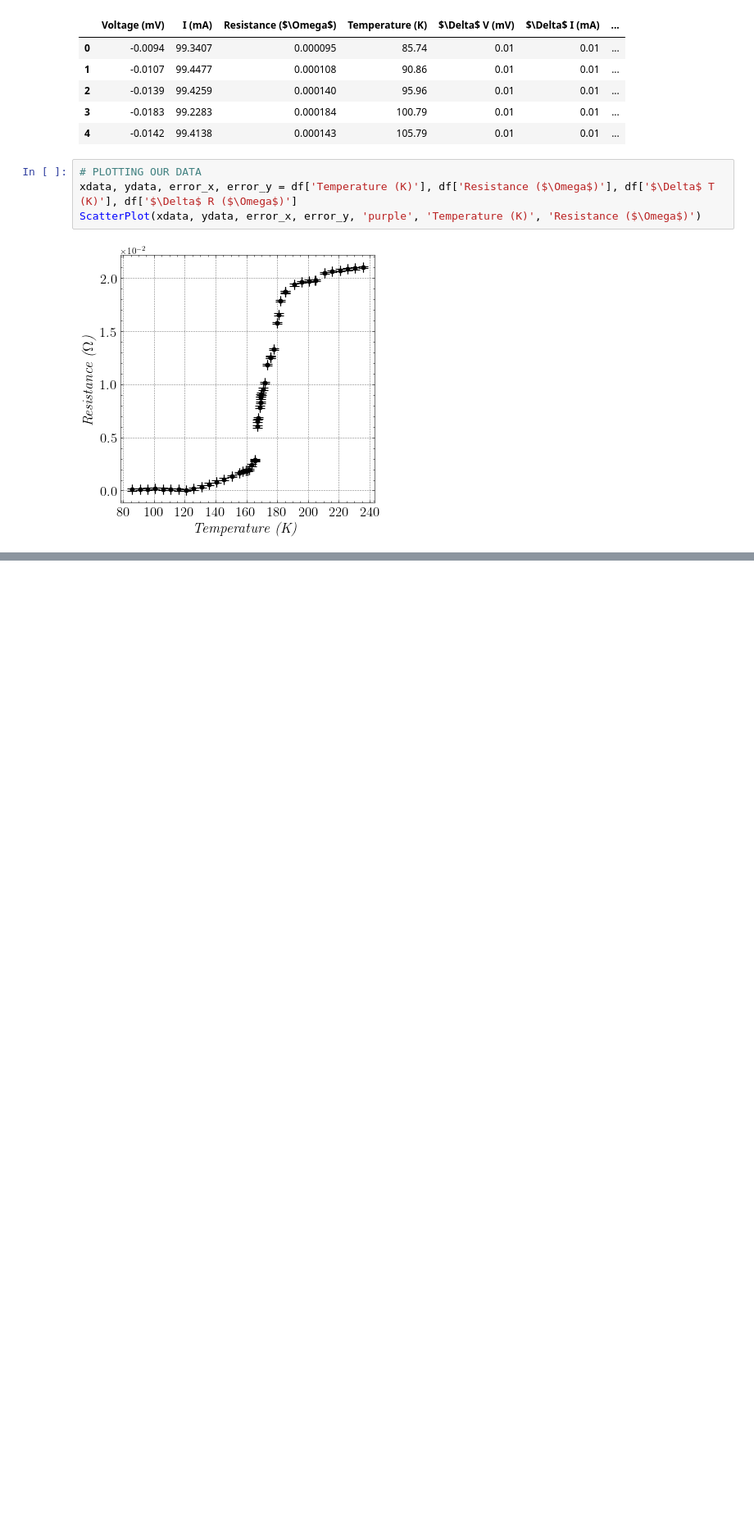
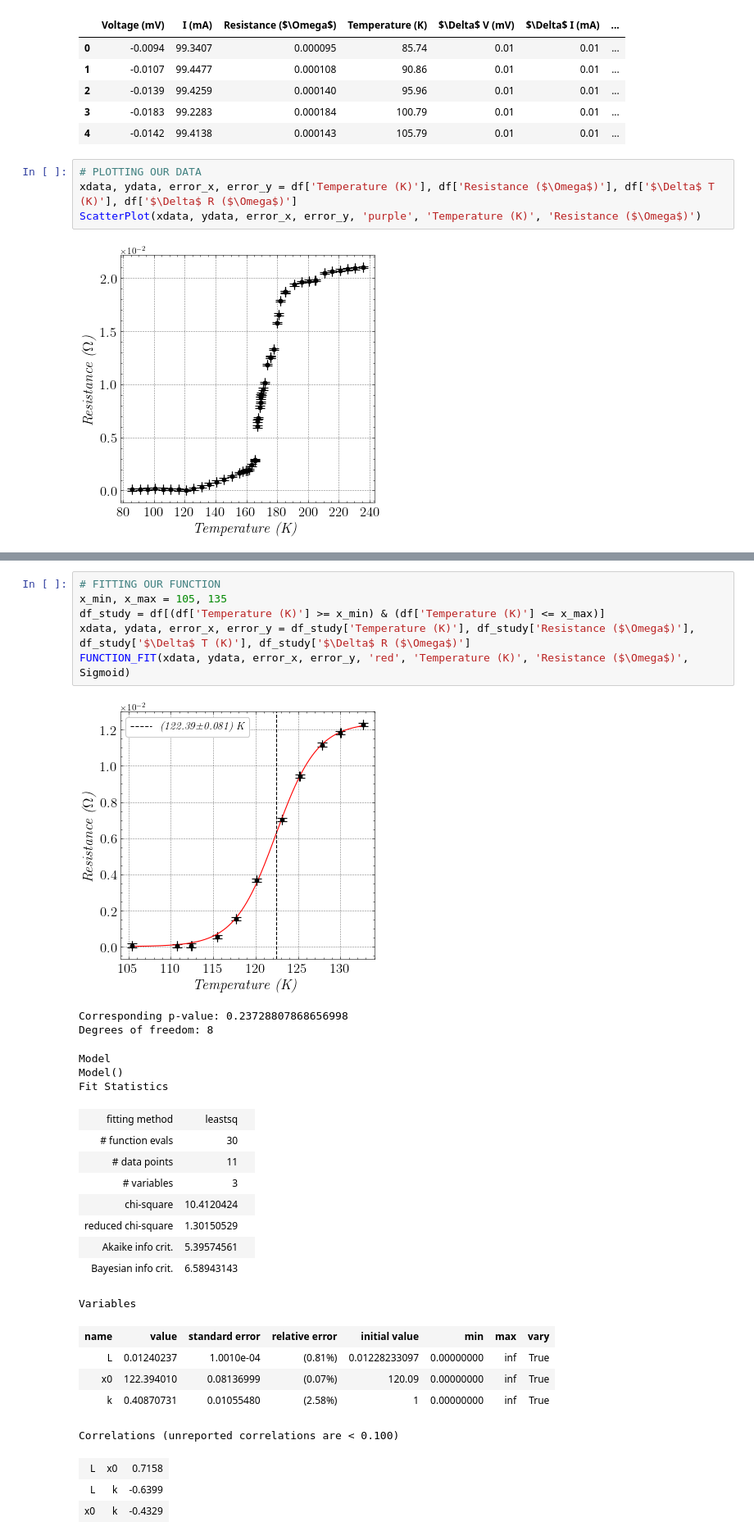
Before and after one commit to rvizarreta/AdvancedLab, a Jupyter notebook: 2. Superconductivity/week1.ipynb, the cells around one changed output, grey strips where cells are left out. Shown: that part at 82% size. Cells and saved outputs as stored; diff of their text form; blank space fills up the shorter version.

```diff
--- a/2. Superconductivity/week1.ipynb
+++ b/2. Superconductivity/week1.ipynb
@@ -233,0 +332,30 @@ Correlations (unreported correlations are < 0.100)
+# %%
+# FITTING OUR FUNCTION
+x_min, x_max = 105, 135
+df_study = df[(df['Temperature (K)'] >= x_min) & (df['Temperature (K)'] <= x_max)]
+xdata, ydata, error_x, error_y = df_study['Temperature (K)'], df_study['Resistance ($\Omega$)'], df_study['$\Delta$ T (K)'], df_study['$\Delta$ R ($\Omega$)']
+FUNCTION_FIT(xdata, ydata, error_x, error_y, 'red', 'Temperature (K)', 'Resistance ($\Omega$)', Sigmoid)
+# %% [output]
+[figure, added]
+Corresponding p-value: 0.23728807868656998
+Degrees of freedom: 8
+Model
+Model()
+Fit Statistics
+| fitting method | leastsq |  |
+| # function evals | 30 |  |
+| # data points | 11 |  |
+| # variables | 3 |  |
+| chi-square | 10.4120424 |  |
+| reduced chi-square | 1.30150529 |  |
+| Akaike info crit. | 5.39574561 |  |
+| Bayesian info crit. | 6.58943143 |  |
+Variables
+| name | value | standard error | relative error | initial value | min | max | vary |
+| L | 0.01240237 | 1.0010e-04 | (0.81%) | 0.01228233097 | 0.00000000 | inf | True |
+| x0 | 122.394010 | 0.08136999 | (0.07%) | 120.09 | 0.00000000 | inf | True |
+| k | 0.40870731 | 0.01055480 | (2.58%) | 1 | 0.00000000 | inf | True |
+Correlations (unreported correlations are < 0.100)
+| L | x0 | 0.7158 |
+| L | k | -0.6399 |
+| x0 | k | -0.4329 |
```
Also changed, not shown: parts of 8 cells of this notebook, 18 other files.
